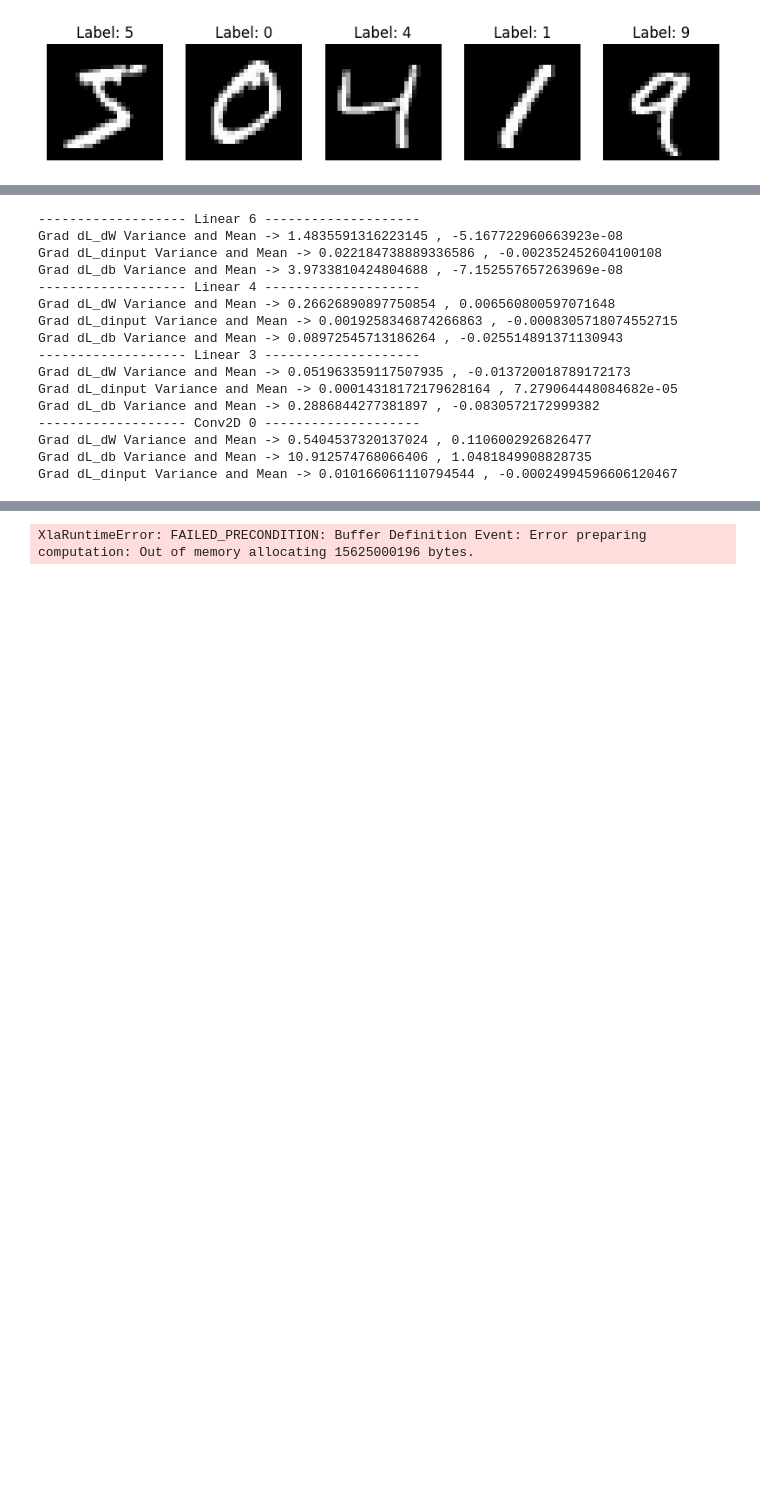
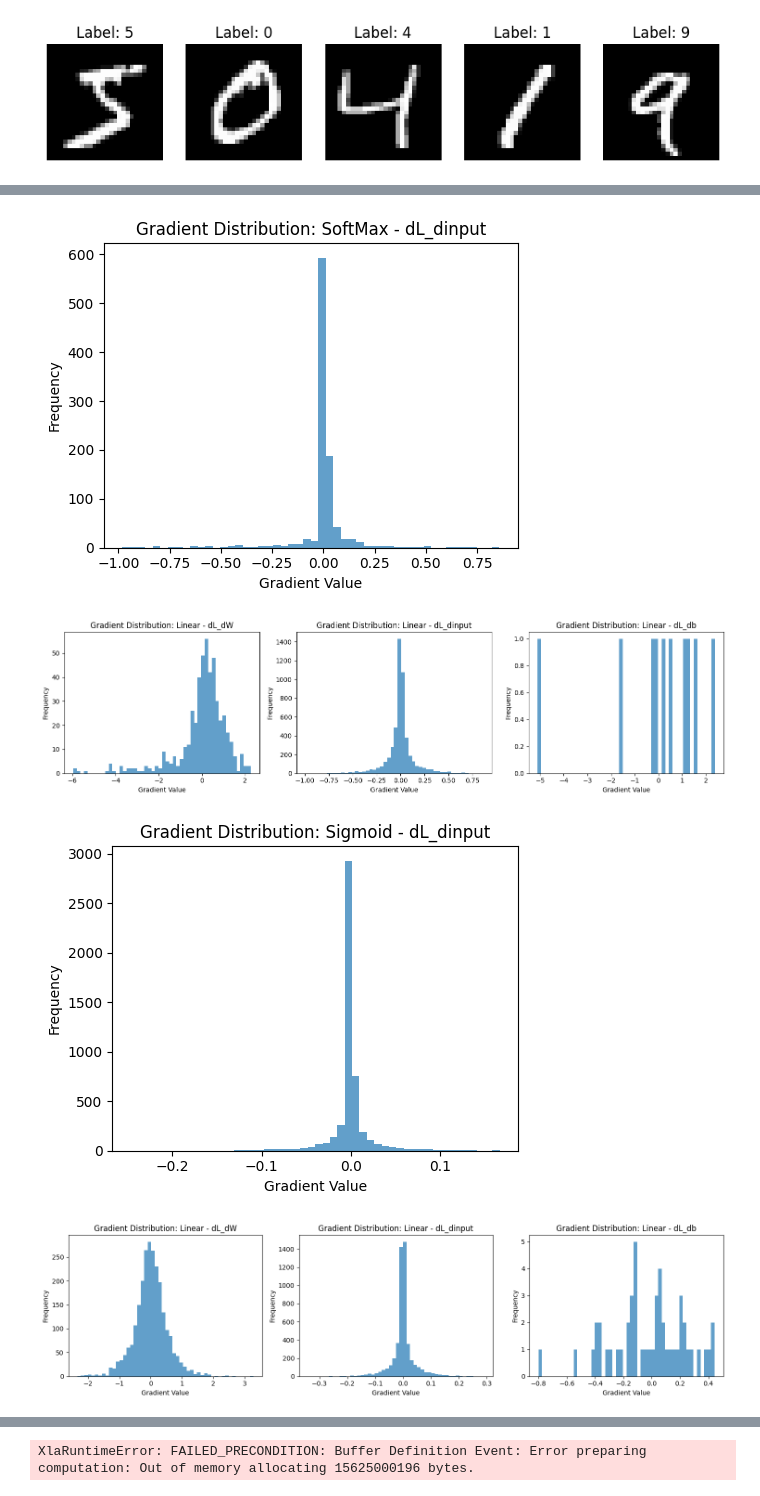
Before and after one commit to SanjithKumar2/MiniTorch, a Jupyter notebook: CNNVFC.ipynb, the cells around one changed output, grey strips where cells are left out. Cells and saved outputs as stored; diff of their text form; code cells hidden in the pictures; blank space fills up the shorter version.

```diff
--- a/CNNVFC.ipynb
+++ b/CNNVFC.ipynb
@@ -242,19 +234,7 @@ Grad dL_dinput Variance and Mean -> 3.385344982147217 , -0.012071753852069378
 # %%
-net_3.print_gradient_info()
+net_3.plot_backprop_grad_dist()
 # %% [output]
-------------------- Linear 6 --------------------
-Grad dL_dW Variance and Mean -> 1.4835591316223145 , -5.167722960663923e-08
-Grad dL_dinput Variance and Mean -> 0.022184738889336586 , -0.002352452604100108
-Grad dL_db Variance and Mean -> 3.9733810424804688 , -7.152557657263969e-08
-------------------- Linear 4 --------------------
-Grad dL_dW Variance and Mean -> 0.26626890897750854 , 0.006560800597071648
-Grad dL_dinput Variance and Mean -> 0.0019258346874266863 , -0.0008305718074552715
-Grad dL_db Variance and Mean -> 0.08972545713186264 , -0.025514891371130943
-------------------- Linear 3 --------------------
-Grad dL_dW Variance and Mean -> 0.051963359117507935 , -0.013720018789172173
-Grad dL_dinput Variance and Mean -> 0.00014318172179628164 , 7.279064448084682e-05
-Grad dL_db Variance and Mean -> 0.2886844277381897 , -0.0830572172999382
-------------------- Conv2D 0 --------------------
-Grad dL_dW Variance and Mean -> 0.5404537320137024 , 0.1106002926826477
-Grad dL_db Variance and Mean -> 10.912574768066406 , 1.0481849908828735
-Grad dL_dinput Variance and Mean -> 0.010166061110794544 , -0.00024994596606120467
+[figure, added]
+[figure, added]
+[figure, added]
+[figure, added]
```
Also changed, not shown: parts of 11 cells of this notebook, 5 other files.
